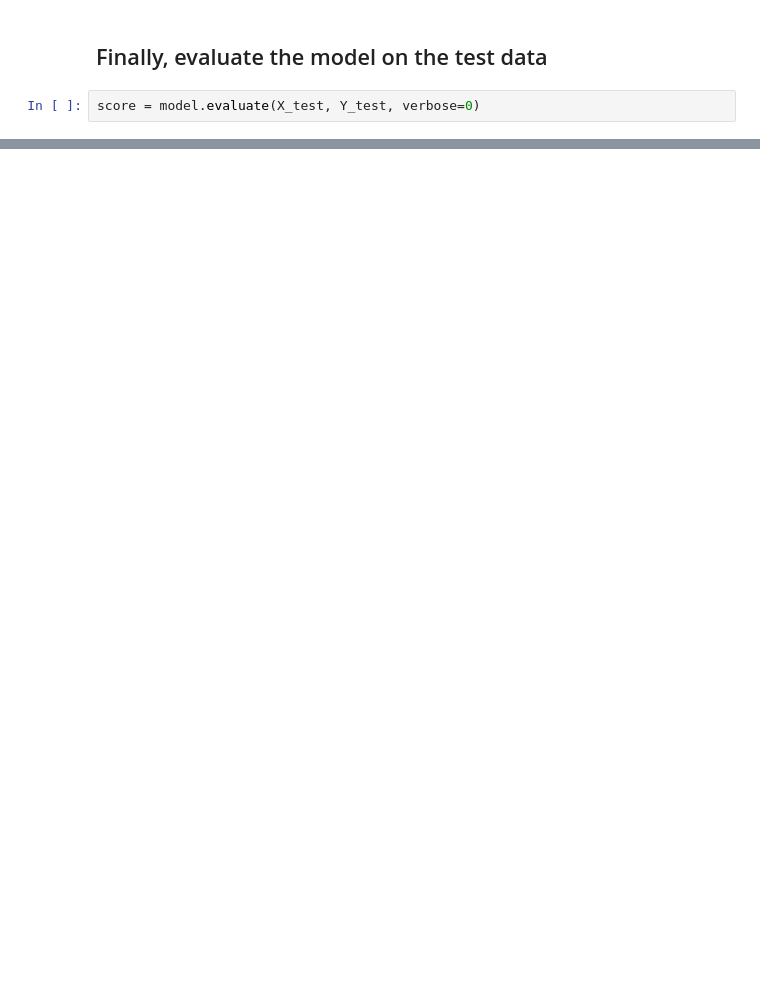
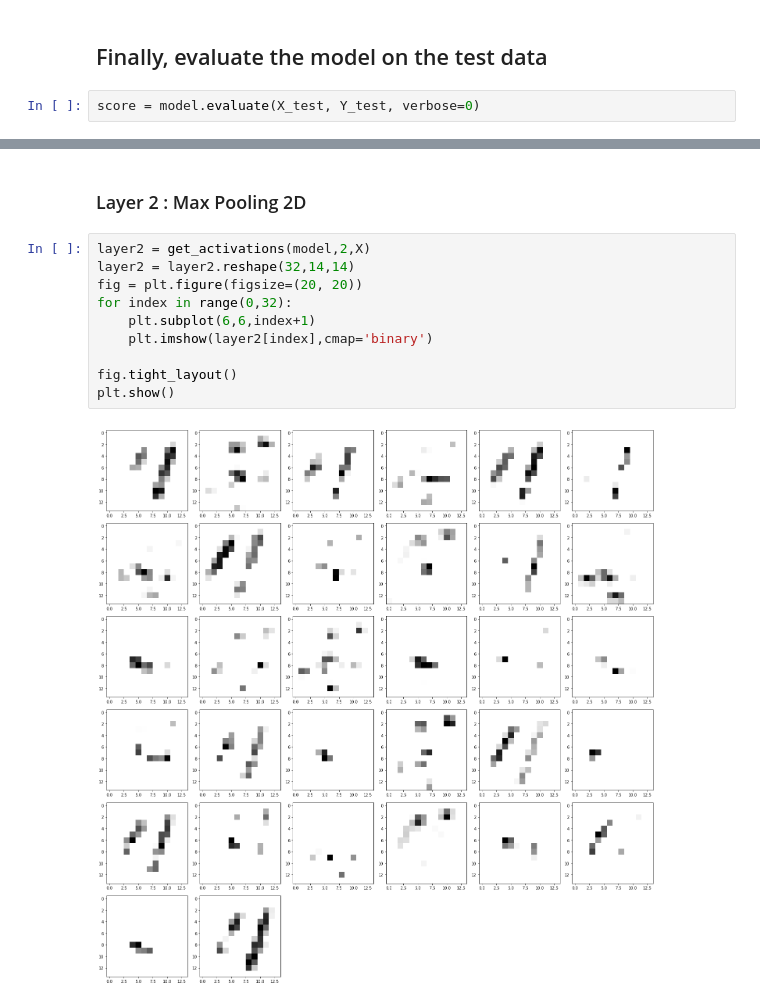
Before and after one commit to kmmaller/Digit-Recognizer, a Jupyter notebook: Digit-Recognizer.ipynb, the cells around one changed output, grey strips where cells are left out. Saved outputs shown, nothing was run; the diff lists cells and outputs as text; blank space fills up the shorter version.

```diff
--- a/Digit-Recognizer.ipynb
+++ b/Digit-Recognizer.ipynb
@@ -215,0 +257,14 @@ avg / total       0.99      0.99      0.99      8400
+# %% [markdown]
+### Layer 2 : Max Pooling 2D
+# %%
+layer2 = get_activations(model,2,X)
+layer2 = layer2.reshape(32,14,14)
+fig = plt.figure(figsize=(20, 20))
+for index in range(0,32):
+    plt.subplot(6,6,index+1)
+    plt.imshow(layer2[index],cmap='binary')
+
+fig.tight_layout()
+plt.show()
+# %% [output]
+[figure, added]
```
Also changed, not shown: parts of 16 cells of this notebook.
